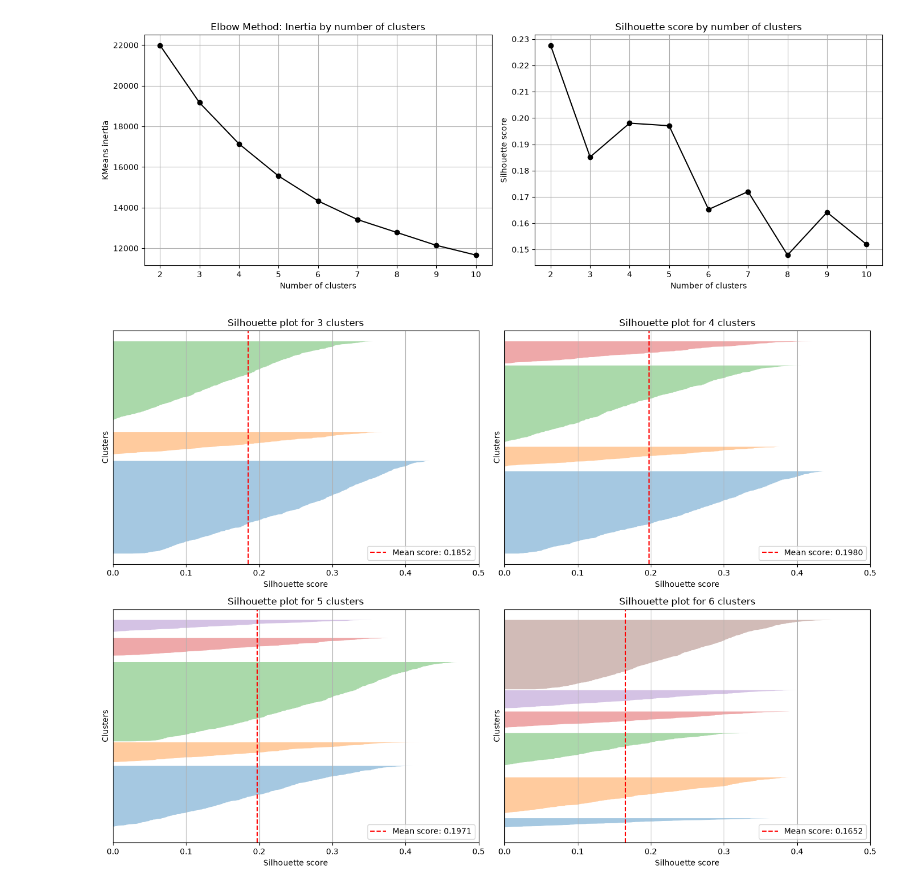
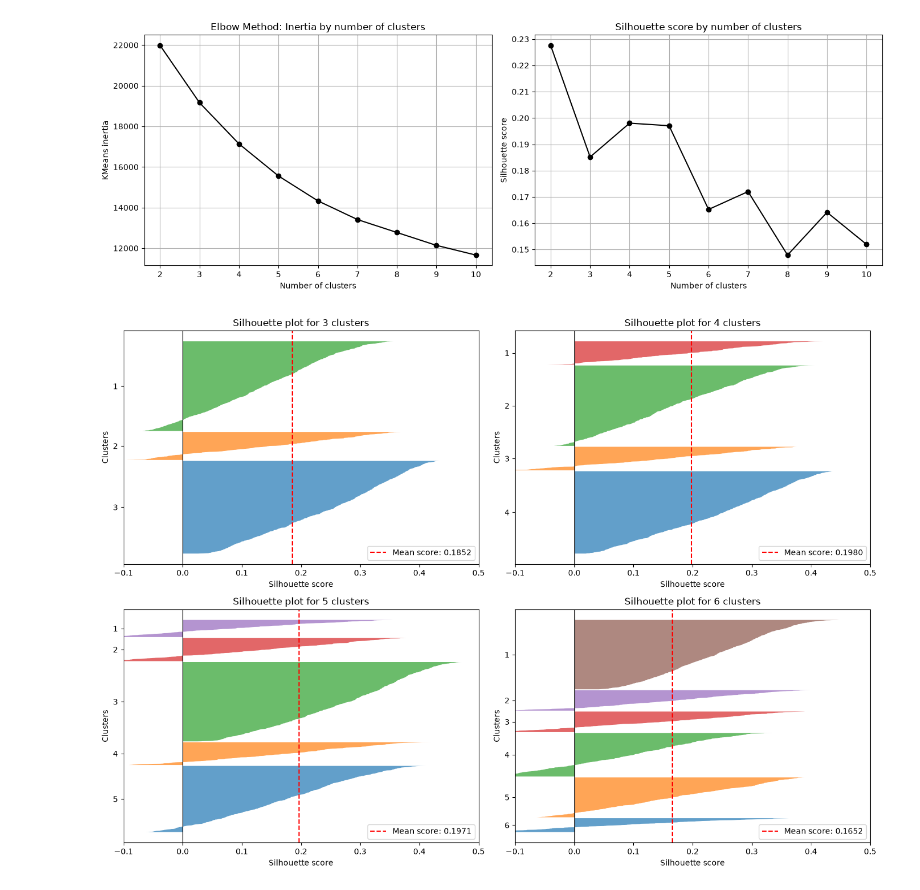
Before and after one commit to quanted129/data-science-projects, a Jupyter notebook: cluster_analysis/cluster_analysis.ipynb, the cells around one changed output. Saved outputs shown, nothing was run; the diff lists cells and outputs as text; code cells hidden in the pictures.

```diff
--- a/cluster_analysis/cluster_analysis.ipynb
+++ b/cluster_analysis/cluster_analysis.ipynb
@@ -220,32 +222,34 @@ plt.show()
 # %%
 plt.figure(figsize=(14, 10))
 
 for n_clusters in [3, 4, 5, 6]:
     kmeans = KMeans(n_clusters=n_clusters, random_state=42, n_init=10).fit(data_rotated)
     mean_score = silhouette_score(data_rotated, kmeans.labels_)
     sample_scores = silhouette_samples(data_rotated, kmeans.labels_)
 
+    yticks = []
     plt.subplot(2, 2, n_clusters - 2)
     y_lower = 10
     for i in range(n_clusters):
         cluster_scores = np.sort(sample_scores[kmeans.labels_ == i])
         y_upper = y_lower + len(cluster_scores)
-        plt.fill_betweenx(range(y_lower, y_upper), 0, cluster_scores, alpha=0.4)
+        plt.fill_betweenx(range(y_lower, y_upper), 0, cluster_scores, alpha=0.7)
+        yticks.append((y_lower + y_upper) / 2)
         y_lower = y_upper + 10
 
     plt.axvline(x=mean_score, color='red', linestyle='--', label=f'Mean score: {mean_score:.4f}')
-    plt.xlim(0, 0.5)
-    plt.yticks([])
-    plt.grid(True)
+    plt.axvline(x=0, color='black', linewidth=0.8)
+    plt.xlim(-0.1, 0.5)
+    plt.yticks(yticks, reversed(list(map(str, range(1, n_clusters + 1)))))
     plt.legend(loc='lower right')
     plt.xlabel("Silhouette score")
     plt.ylabel("Clusters")
     plt.title(f"Silhouette plot for {n_clusters} clusters")
 
 plt.tight_layout()
 plt.show()
 # %% [output]
-[figure, old version]
+[figure, new version]
 # %%
 weights_retained = pca.explained_variance_ratio_[:6]
 weights = weights_retained / sum(weights_retained)
```
Also changed, not shown: parts of 4 cells of this notebook.
